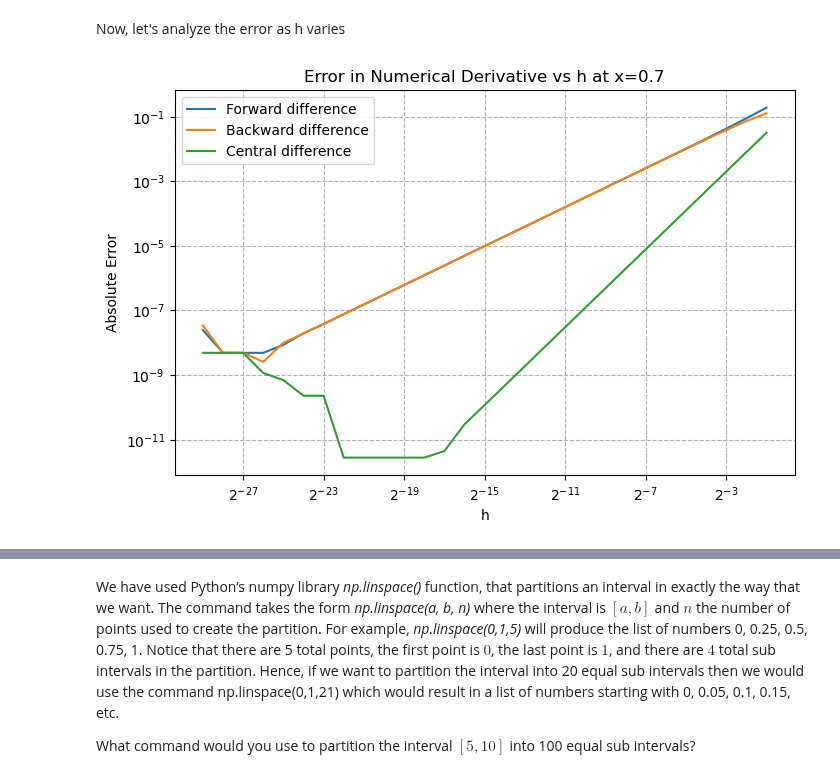
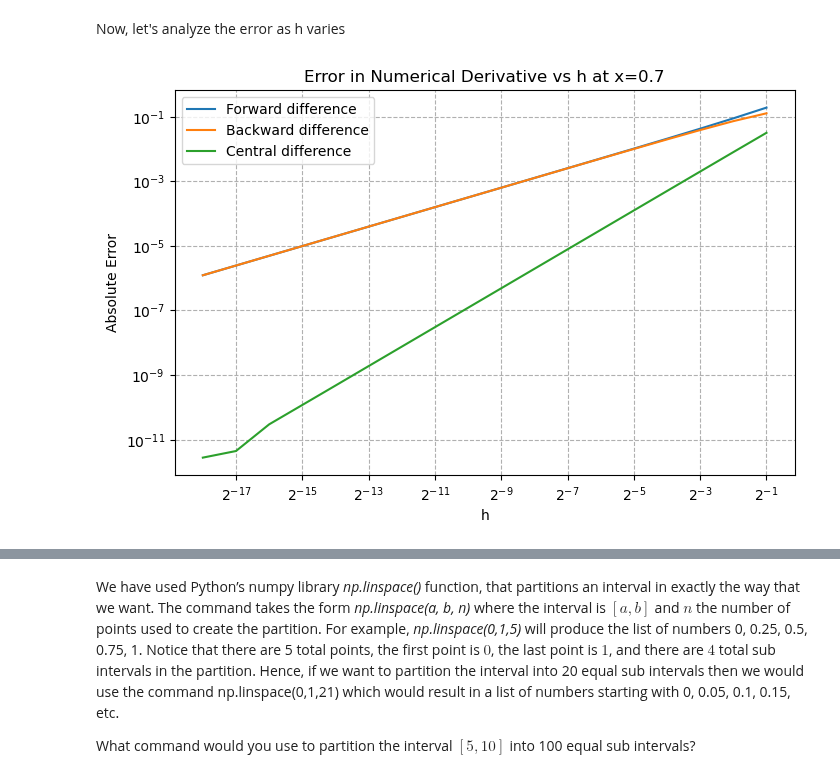
Before and after one commit to galendal/MAT160, a Jupyter notebook: derivation.ipynb, the cells around one changed output, grey strips where cells are left out. Saved outputs shown, nothing was run; the diff lists cells and outputs as text; code cells hidden in the pictures.

```diff
--- a/derivation.ipynb
+++ b/derivation.ipynb
@@ -110,37 +110,37 @@ errors_central = []
 #df = lambda x: 2*x
 
 # Generate h_values if not already present
-h_values = 2.** (- np.arange(1, 30))
+h_values = 2.** (- np.arange(1, 19))
 
 
 for h_ in h_values:
     # Forward difference
     fwd = (f(x0 + h_) - f(x0)) / h_
     dx_forward.append(fwd)
     errors_forward.append(abs(fwd - df(x0)))
     # Backward difference
     bwd = (f(x0) - f(x0 - h_)) / h_
     dx_backward.append(bwd)
     errors_backward.append(abs(bwd - df(x0)))
     # Central difference
     cent = (f(x0 + h_) - f(x0 - h_)) / (2 * h_)
     dx_central.append(cent)
     errors_central.append(abs(cent - df(x0)))
 
 plt.figure(figsize=(8,5))
 plt.loglog(h_values, errors_forward, label='Forward difference')
 plt.loglog(h_values, errors_backward, label='Backward difference')
 plt.loglog(h_values, np.array(errors_central), label='Central difference')
 plt.xlabel('h')
 plt.ylabel('Absolute Error')
 plt.title(f'Error in Numerical Derivative vs h at x={x0}')
 plt.grid(True, which="both", ls="--")
 plt.xscale('log', base=2)
 plt.yscale('log')
 plt.legend()
 plt.show()
 # %% [output]
-[figure, old version]
+[figure, new version]
 # %%
 for i in range(len(errors_forward) - 1):
     print(f"Forward difference error ratio E_{i+1}/E_{i}: {errors_forward[i+1] / errors_forward[i]}")
```
Also changed, not shown: parts of 1 cell of this notebook, 2 other files.
